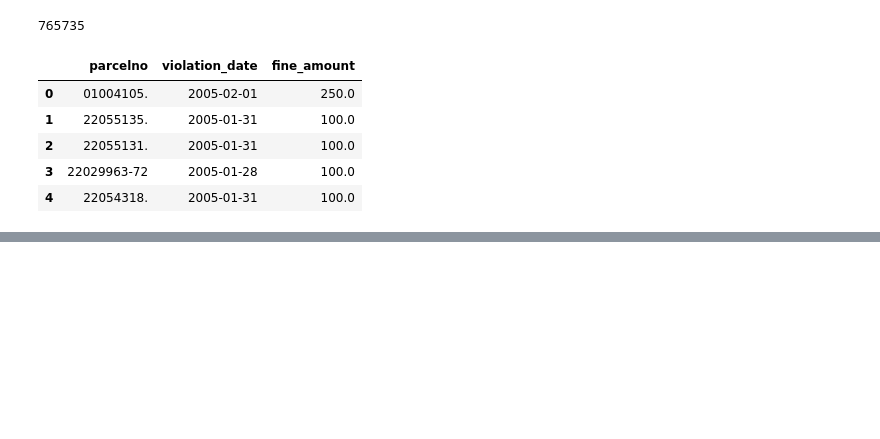
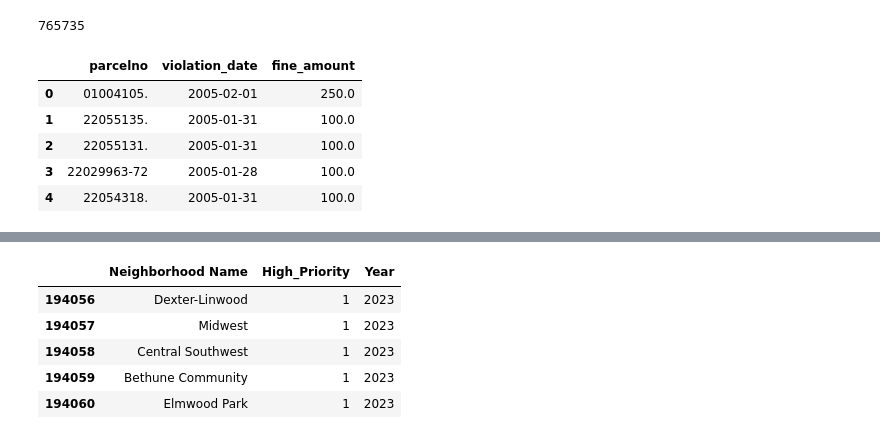
Before and after one commit to data-4700/city-of-detroit, a Jupyter notebook: detroit_housing.ipynb, the cells around one changed output, grey strips where cells are left out. Saved outputs shown, nothing was run; the diff lists cells and outputs as text; code cells hidden in the pictures; blank space fills up the shorter version.

```diff
--- a/detroit_housing.ipynb
+++ b/detroit_housing.ipynb
@@ -124,0 +176,12 @@ parcels2.head(10)
+# %%
+police1 = police1.loc[police1['Year'].isin(['2019', '2020', '2021', '2022', '2023'])]
+policd1 = police1.loc[police1['High_Priority'] == 1]
+police1 = police1.drop(columns=['temp','Code Description','Category','Priority','Council District'])
+police1.head()
+# %% [output]
+|  | Neighborhood Name | High_Priority | Year |
+| 194056 | Dexter-Linwood | 1 | 2023 |
+| 194057 | Midwest | 1 | 2023 |
+| 194058 | Central Southwest | 1 | 2023 |
+| 194059 | Bethune Community | 1 | 2023 |
+| 194060 | Elmwood Park | 1 | 2023 |
```
Also changed, not shown: parts of 12 cells of this notebook.
